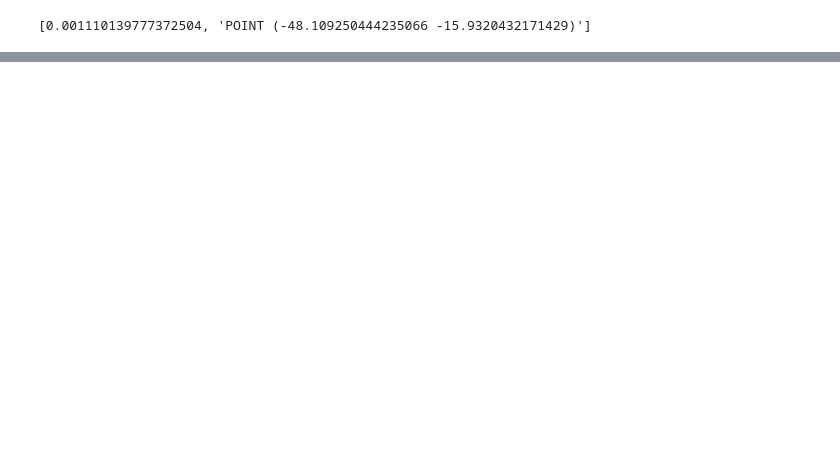
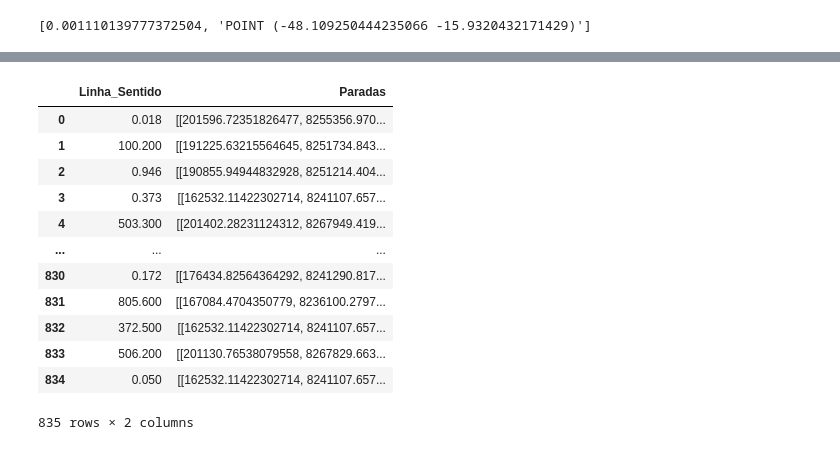
Before and after one commit to ResidenciaTICBrisa/02_RotaOnibus, a Jupyter notebook: docs/Notebooks/PreProcessamento/Luiz_E_João/luiz.ipynb, the cells around one changed output, grey strips where cells are left out. Cells and saved outputs as stored; diff of their text form; code cells hidden in the pictures; blank space fills up the shorter version.

```diff
--- a/docs/Notebooks/PreProcessamento/Luiz_E_João/luiz.ipynb
+++ b/docs/Notebooks/PreProcessamento/Luiz_E_João/luiz.ipynb
@@ -751,3 +771,27 @@ folium.Circle([lat, long], radius=10).add_to(m)
 m
 # %% [output]
 [interactive output not drawn]
+# %%
+import pandas as pd
+import geopandas as gpd
+from shapely.geometry import Point
+from sklearn.cluster import DBSCAN
+import numpy as np
+
+df = pd.read_csv('../Lucas/linhas_e_paradas_ordenadas.csv', converters={'Paradas': pd.eval})
+# %%
+df
+# %% [output]
+|  | Linha_Sentido | Paradas |
+| 0 | 0.018 | [[201596.72351826477, 8255356.970... |
+| 1 | 100.200 | [[191225.63215564645, 8251734.843... |
+| 2 | 0.946 | [[190855.94944832928, 8251214.404... |
+| 3 | 0.373 | [[162532.11422302714, 8241107.657... |
+| 4 | 503.300 | [[201402.28231124312, 8267949.419... |
+| ... | ... | ... |
+| 830 | 0.172 | [[176434.82564364292, 8241290.817... |
+| 831 | 805.600 | [[167084.4704350779, 8236100.2797... |
+| 832 | 372.500 | [[162532.11422302714, 8241107.657... |
+| 833 | 506.200 | [[201130.76538079558, 8267829.663... |
+| 834 | 0.050 | [[162532.11422302714, 8241107.657... |
+835 rows × 2 columns
```
Also changed, not shown: parts of 7 cells of this notebook, 6 other files.
